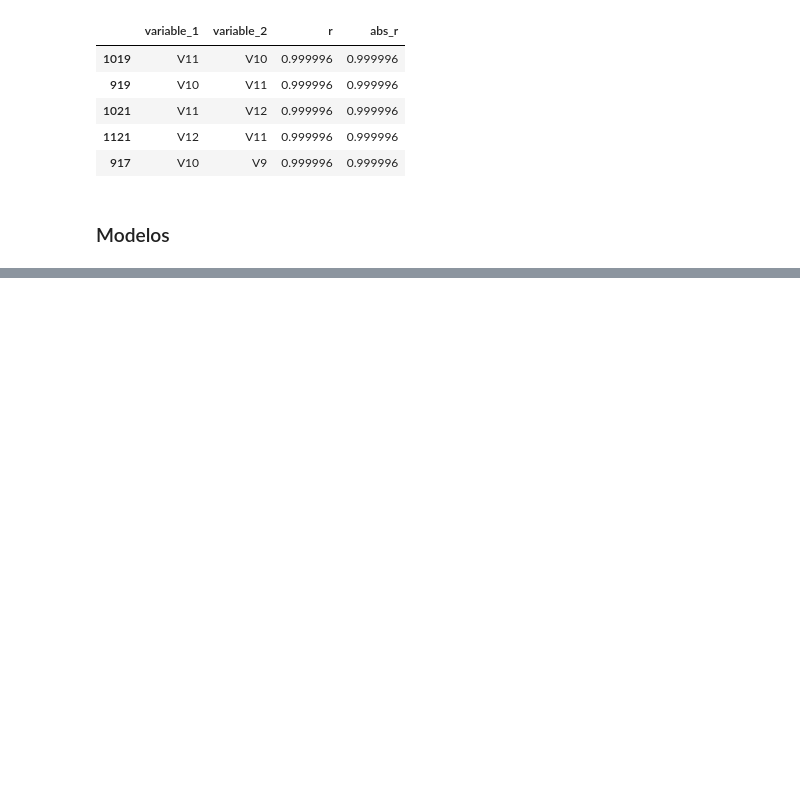
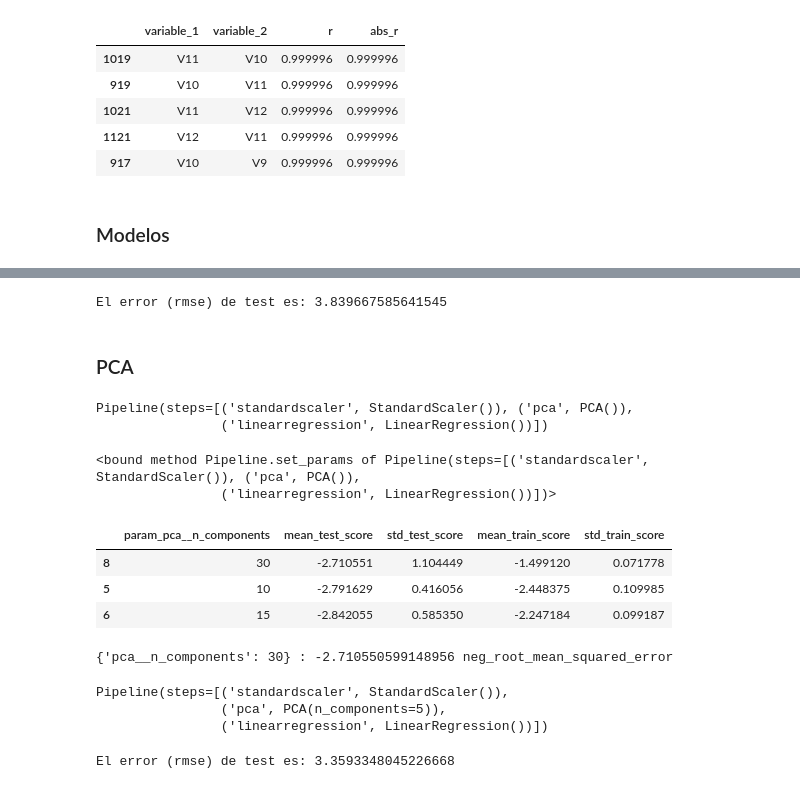
Before and after one commit to isaacmenchaca97/BigData, a Jupyter notebook: PCA/PCR_example.ipynb, the cells around one changed output, grey strips where cells are left out. Cells and saved outputs as stored; diff of their text form; code cells hidden in the pictures; blank space fills up the shorter version.

```diff
--- a/PCA/PCR_example.ipynb
+++ b/PCA/PCR_example.ipynb
@@ -80,3 +79,11 @@ display(tidy_corr_matrix(corr_matrix).head(5))
 | 917 | V10 | V9 | 0.999996 | 0.999996 |
 # %% [markdown]
 ### Modelos
+# %%
+X = df.drop(columns='fat')
+y = df['fat']
+
+scaler = StandardScaler()
+X = scaler.fit_transform(X)
+
+X_train, X_test, y_train, y_test = train_test_split(X, y.values.reshape(-1,1), train_size=0.7, random_state=1234, shuffle=True)
@@ -82,0 +98,72 @@ display(tidy_corr_matrix(corr_matrix).head(5))
+# %%
+rmse_ols = root_mean_squared_error(y_test, predicciones)
+print(f"El error (rmse) de test es: {rmse_ols}")
+# %% [output]
+El error (rmse) de test es: 3.839667585641545
+# %% [markdown]
+### PCA
+# %%
+pipe_modelado = make_pipeline(StandardScaler(), PCA(), LinearRegression())
+pipe_modelado.fit(X=X_train, y=y_train)
+# %% [output]
+Pipeline(steps=[('standardscaler', StandardScaler()), ('pca', PCA()),
+                ('linearregression', LinearRegression())])
+# %%
+pipe_modelado.set_params
+# %% [output]
+<bound method Pipeline.set_params of Pipeline(steps=[('standardscaler', StandardScaler()), ('pca', PCA()),
+                ('linearregression', LinearRegression())])>
+# %%
+param_grid = {'pca__n_components': [1, 2, 4, 6, 8, 10, 15, 20, 30, 50]}
+
+# Búsqueda por grid search con validación cruzada
+# ==============================================================================
+grid = GridSearchCV(
+        estimator = pipe_modelado,
+        param_grid = param_grid,
+        scoring = 'neg_root_mean_squared_error',
+        n_jobs = multiprocessing.cpu_count() - 1,
+        cv = KFold(n_splits=5),
+        refit = True,
+        verbose = 0,
+        return_train_score = True
+       )
+
+grid.fit(X = X_train, y = y_train)
+
+# Resultados
+# ==============================================================================
+resultados = pd.DataFrame(grid.cv_results_)
+resultados.filter(
+    regex='(param.*|mean_t|std_t)'
+    ).drop(columns='params').sort_values('mean_test_score', ascending=False).head(3)
+# %% [output]
+|  | param_pca__n_components | mean_test_score | std_test_score | mean_train_score | std_train_score |
+| 8 | 30 | -2.710551 | 1.104449 | -1.499120 | 0.071778 |
+| 5 | 10 | -2.791629 | 0.416056 | -2.448375 | 0.109985 |
+| 6 | 15 | -2.842055 | 0.585350 | -2.247184 | 0.099187 |
+# %%
+print(grid.best_params_, ":", grid.best_score_, grid.scoring)
+# %% [output]
+{'pca__n_components': 30} : -2.710550599148956 neg_root_mean_squared_error
+# %%
+pipe_modelado = make_pipeline(StandardScaler(), PCA(n_components=5), LinearRegression())
+pipe_modelado.fit(X=X_train, y=y_train)
+# %% [output]
+Pipeline(steps=[('standardscaler', StandardScaler()),
+                ('pca', PCA(n_components=5)),
+                ('linearregression', LinearRegression())])
+# %%
+predicciones = pipe_modelado.predict(X=X_test)
+predicciones = predicciones.flatten()
+
+# Error de test del modelo
+# ==============================================================================
+rmse_pcr = root_mean_squared_error(
+            y_true = y_test,
+            y_pred = predicciones
+           )
+print("")
+print(f"El error (rmse) de test es: {rmse_pcr}")
+# %% [output]
+El error (rmse) de test es: 3.3593348045226668
```
Also changed, not shown: parts of 4 cells of this notebook.
